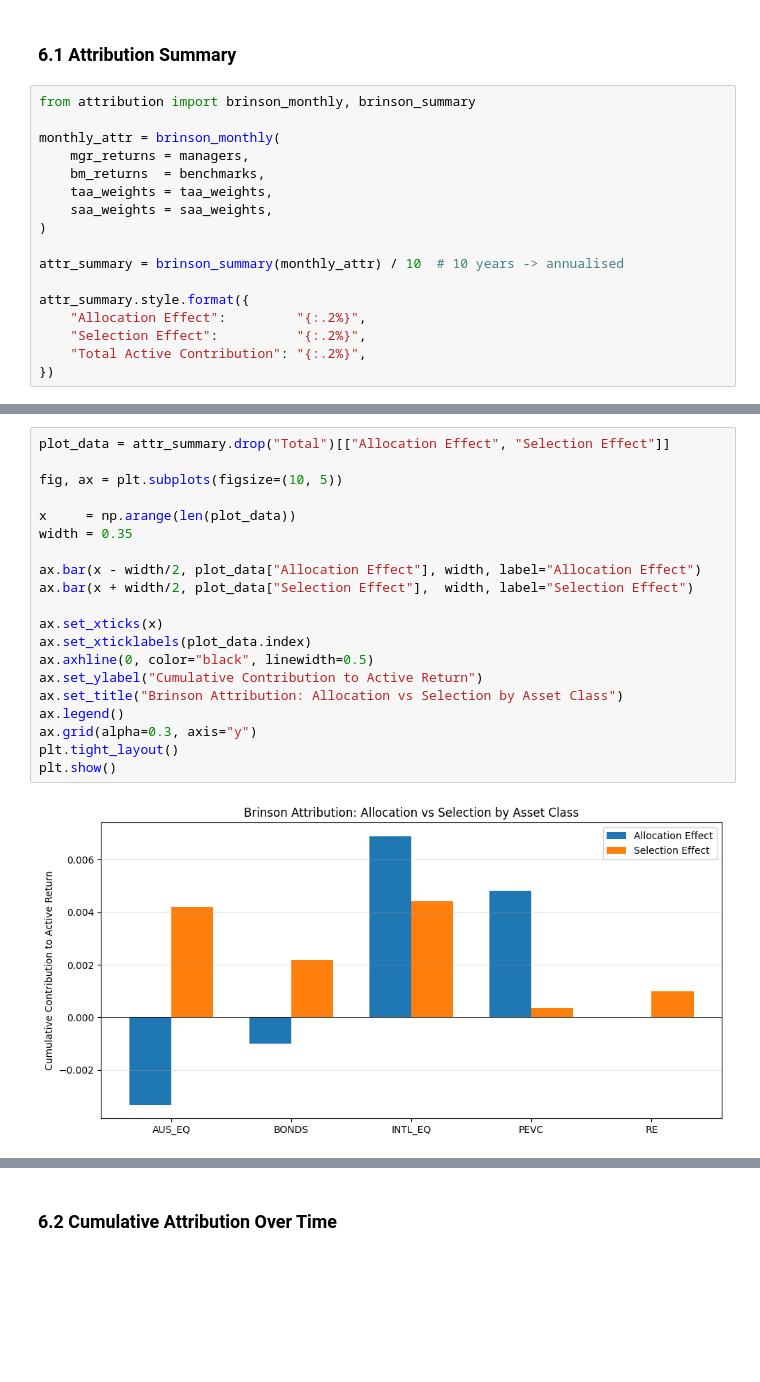
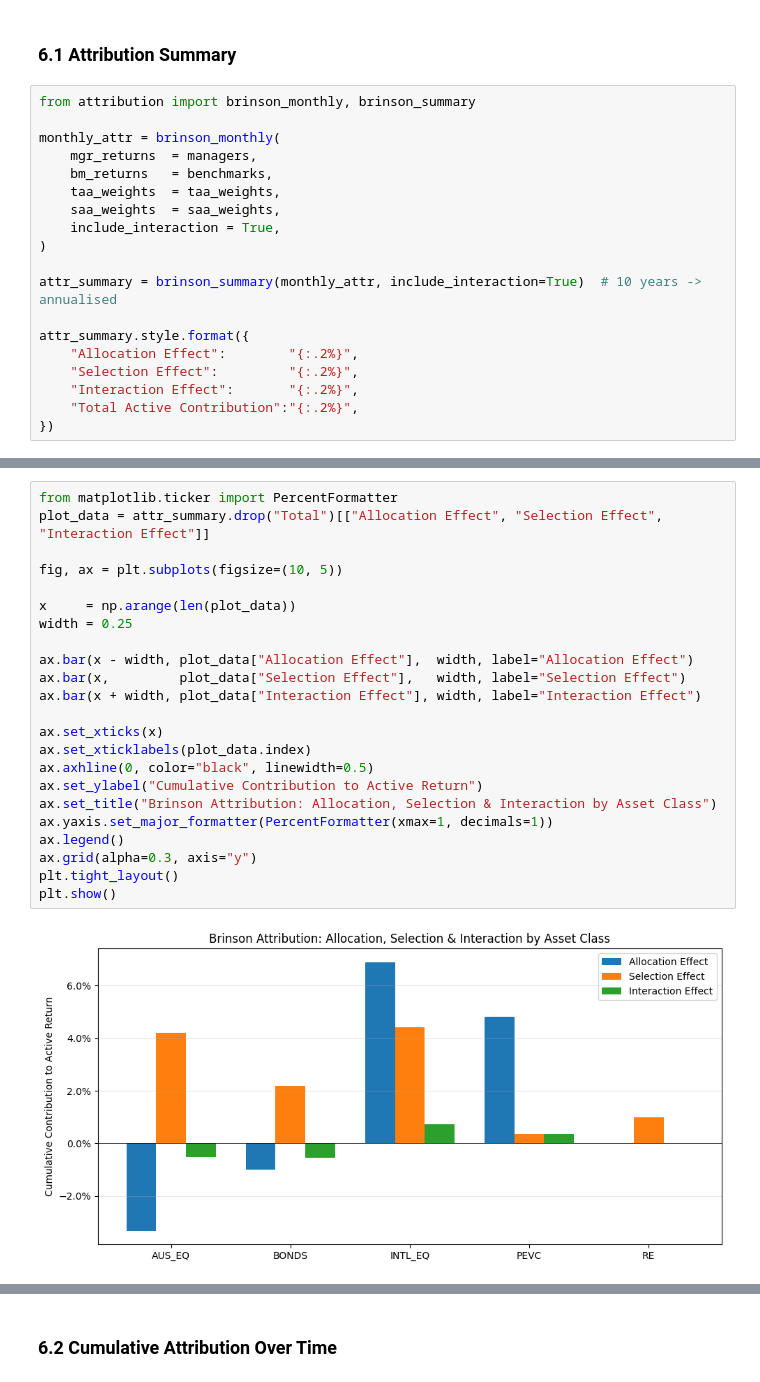
Before and after one commit to CathyLin789/MultiAssetPortfolio-Cathy_Caden_Archer_Sienna, a Jupyter notebook: notebooks/multi_asset_report.ipynb, the cells around one changed output, grey strips where cells are left out. Drawn from its saved outputs; the diff is of its cells as text; blank space fills up the shorter version.

Commit message:
Refine portfolio report discussion and attribution commentary

```diff
--- a/notebooks/multi_asset_report.ipynb
+++ b/notebooks/multi_asset_report.ipynb
@@ -426,17 +430,19 @@ This section breaks down the fund's active return into its key drivers using a B
 from attribution import brinson_monthly, brinson_summary
 
 monthly_attr = brinson_monthly(
-    mgr_returns = managers,
-    bm_returns  = benchmarks,
-    taa_weights = taa_weights,
-    saa_weights = saa_weights,
+    mgr_returns  = managers,
+    bm_returns   = benchmarks,
+    taa_weights  = taa_weights,
+    saa_weights  = saa_weights,
+    include_interaction = True,
 )
 
-attr_summary = brinson_summary(monthly_attr) / 10  # 10 years -> annualised
+attr_summary = brinson_summary(monthly_attr, include_interaction=True)  # 10 years -> annualised
 
 attr_summary.style.format({
-    "Allocation Effect":         "{:.2%}",
-    "Selection Effect":          "{:.2%}",
-    "Total Active Contribution": "{:.2%}",
+    "Allocation Effect":        "{:.2%}",
+    "Selection Effect":         "{:.2%}",
+    "Interaction Effect":       "{:.2%}",
+    "Total Active Contribution":"{:.2%}",
 })
 # %% [output]
@@ -452,23 +458,26 @@ attr_summary.style.format({
 # %%
-plot_data = attr_summary.drop("Total")[["Allocation Effect", "Selection Effect"]]
+from matplotlib.ticker import PercentFormatter
+plot_data = attr_summary.drop("Total")[["Allocation Effect", "Selection Effect", "Interaction Effect"]]
 
 fig, ax = plt.subplots(figsize=(10, 5))
 
 x     = np.arange(len(plot_data))
-width = 0.35
+width = 0.25
 
-ax.bar(x - width/2, plot_data["Allocation Effect"], width, label="Allocation Effect")
-ax.bar(x + width/2, plot_data["Selection Effect"],  width, label="Selection Effect")
+ax.bar(x - width, plot_data["Allocation Effect"],  width, label="Allocation Effect")
+ax.bar(x,         plot_data["Selection Effect"],   width, label="Selection Effect")
+ax.bar(x + width, plot_data["Interaction Effect"], width, label="Interaction Effect")
 
 ax.set_xticks(x)
 ax.set_xticklabels(plot_data.index)
 ax.axhline(0, color="black", linewidth=0.5)
 ax.set_ylabel("Cumulative Contribution to Active Return")
-ax.set_title("Brinson Attribution: Allocation vs Selection by Asset Class")
+ax.set_title("Brinson Attribution: Allocation, Selection & Interaction by Asset Class")
+ax.yaxis.set_major_formatter(PercentFormatter(xmax=1, decimals=1))
 ax.legend()
 ax.grid(alpha=0.3, axis="y")
 plt.tight_layout()
 plt.show()
 # %% [output]
-[figure, old version]
+[figure, new version]
 # %% [markdown]
```
Also changed, not shown: parts of 9 cells of this notebook.
